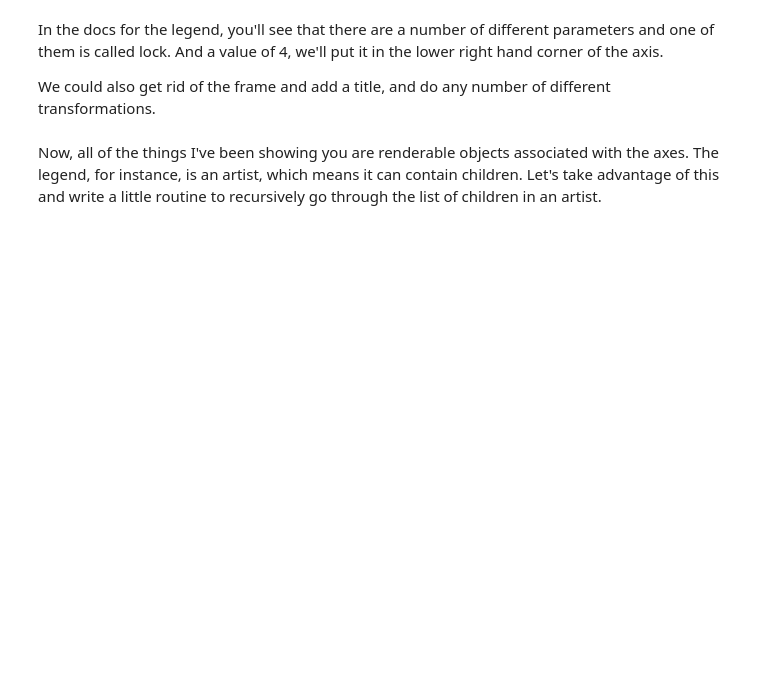
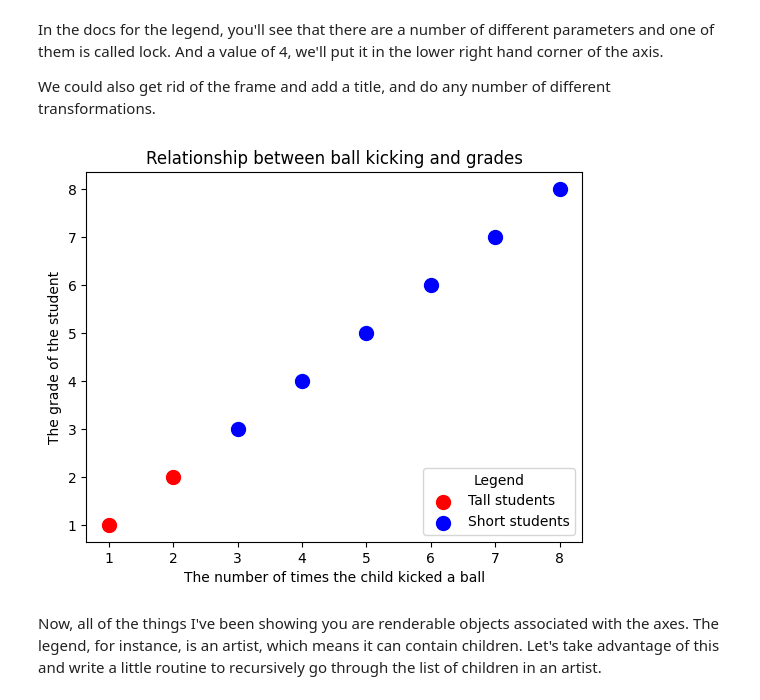
Before and after one commit to Kkareem/learn-Data-Representation-in-Python, a Jupyter notebook: learn/src/week-2/2-scatter-plots.ipynb, the cells around one changed output. Saved outputs shown, nothing was run; the diff lists cells and outputs as text; code cells hidden in the pictures; blank space fills up the shorter version.

```diff
--- a/learn/src/week-2/2-scatter-plots.ipynb
+++ b/learn/src/week-2/2-scatter-plots.ipynb
@@ -135,18 +139,20 @@ We could also get rid of the frame and add a title, and do any number of differe
 # %%
 f=plt.figure()
 # plot a data series 'Tall students' in red using the first two elements of x and y
 plt.scatter(x[:2], y[:2], s=100, c='red', label='Tall students')
 # plot a second data series 'Short students' in blue using the last three elements of x and y
 plt.scatter(x[2:], y[2:], s=100, c='blue', label='Short students');
 
 # add a label to the x axis
 plt.xlabel('The number of times the child kicked a ball')
 # add a label to the y axis
 plt.ylabel('The grade of the student')
 # add a title
 plt.title('Relationship between ball kicking and grades');
 # add the legend to loc=4 (the lower right hand corner), also gets rid of the frame and adds a title
-plt.legend(loc=4, frameon=False, title='Legend');
+plt.legend(loc=4, frameon=True, title='Legend');
+# %% [output]
+[figure, added]
 # %% [markdown]
 Now, all of the things I've been showing you are renderable objects associated with the axes. The legend, for instance, is an artist, which means it can contain children. Let's take advantage of this and write a little routine to recursively go through the list of children in an artist.
 # %%
```
Also changed, not shown: parts of 3 cells of this notebook.
